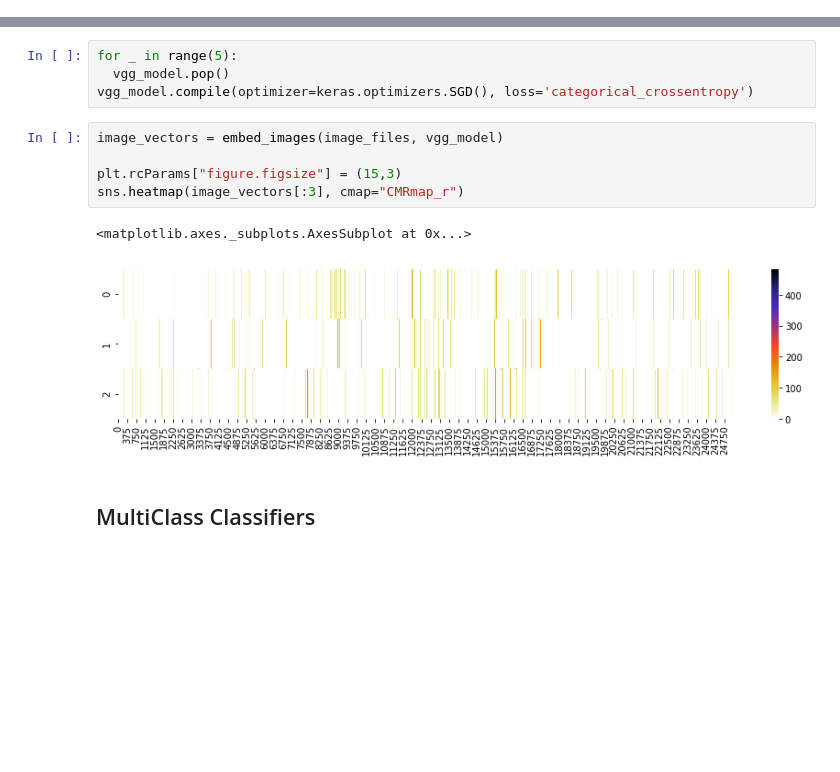
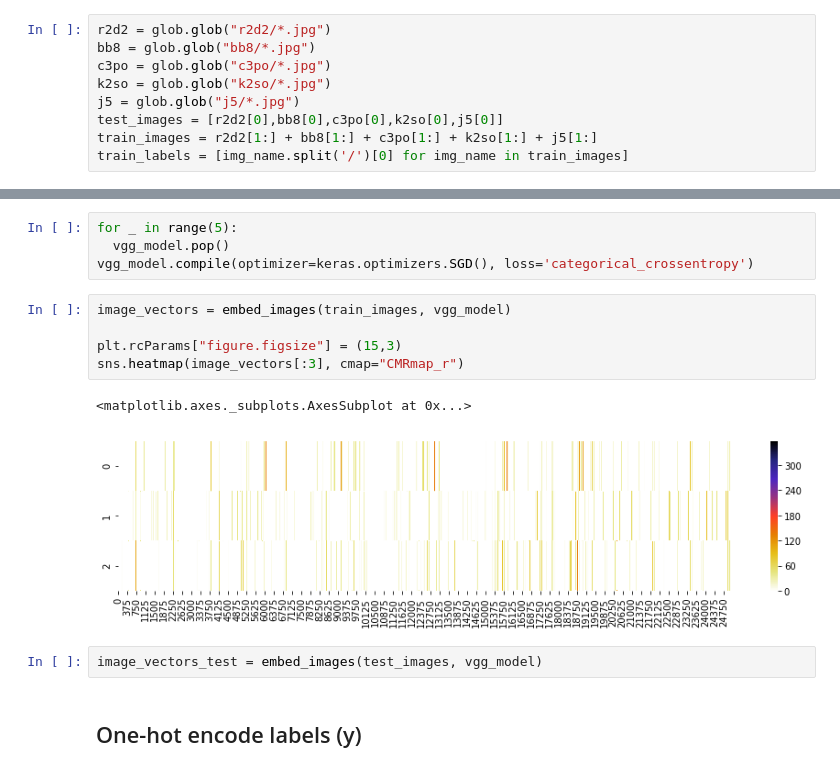
Before and after one commit to mohammedterry/ANNs, a Jupyter notebook: CNN.ipynb, the cells around one changed output, grey strips where cells are left out. Cells and saved outputs as stored; diff of their text form; blank space fills up the shorter version.

```diff
--- a/CNN.ipynb
+++ b/CNN.ipynb
@@ -105,0 +141,9 @@ VEC_LEN = 25088
+# %%
+r2d2 = glob.glob("r2d2/*.jpg")
+bb8 = glob.glob("bb8/*.jpg")
+c3po = glob.glob("c3po/*.jpg")
+k2so = glob.glob("k2so/*.jpg")
+j5 = glob.glob("j5/*.jpg")
+test_images = [r2d2[0],bb8[0],c3po[0],k2so[0],j5[0]]
+train_images = r2d2[1:] + bb8[1:] + c3po[1:] + k2so[1:] + j5[1:]
+train_labels = [img_name.split('/')[0] for img_name in train_images]
@@ -117,12 +163,14 @@ for _ in range(5):
   vgg_model.pop()
 vgg_model.compile(optimizer=keras.optimizers.SGD(), loss='categorical_crossentropy')
 # %%
-image_vectors = embed_images(image_files, vgg_model)
+image_vectors = embed_images(train_images, vgg_model)
 
 plt.rcParams["figure.figsize"] = (15,3)
 sns.heatmap(image_vectors[:3], cmap="CMRmap_r")
 # %% [output]
 <matplotlib.axes._subplots.AxesSubplot at 0x...>
-[figure, old version]
+[figure, new version]
-# %% [markdown]
-## MultiClass Classifiers
+# %%
+image_vectors_test = embed_images(test_images, vgg_model)
+# %% [markdown]
+## One-hot encode labels (y)
```
Also changed, not shown: parts of 14 cells of this notebook.
